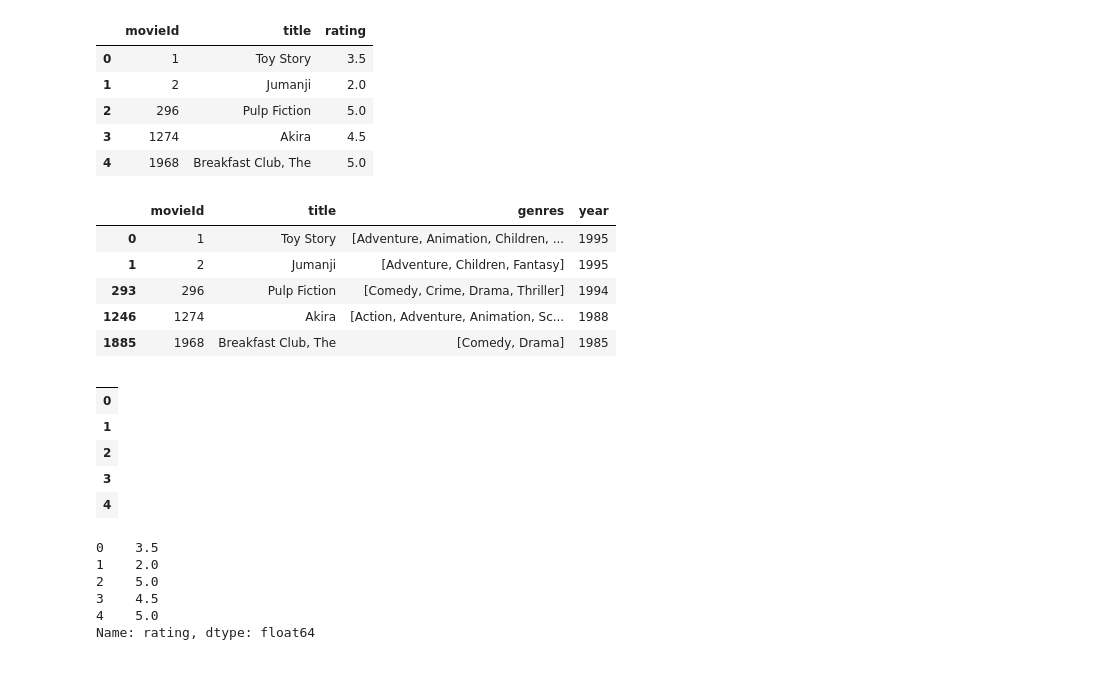
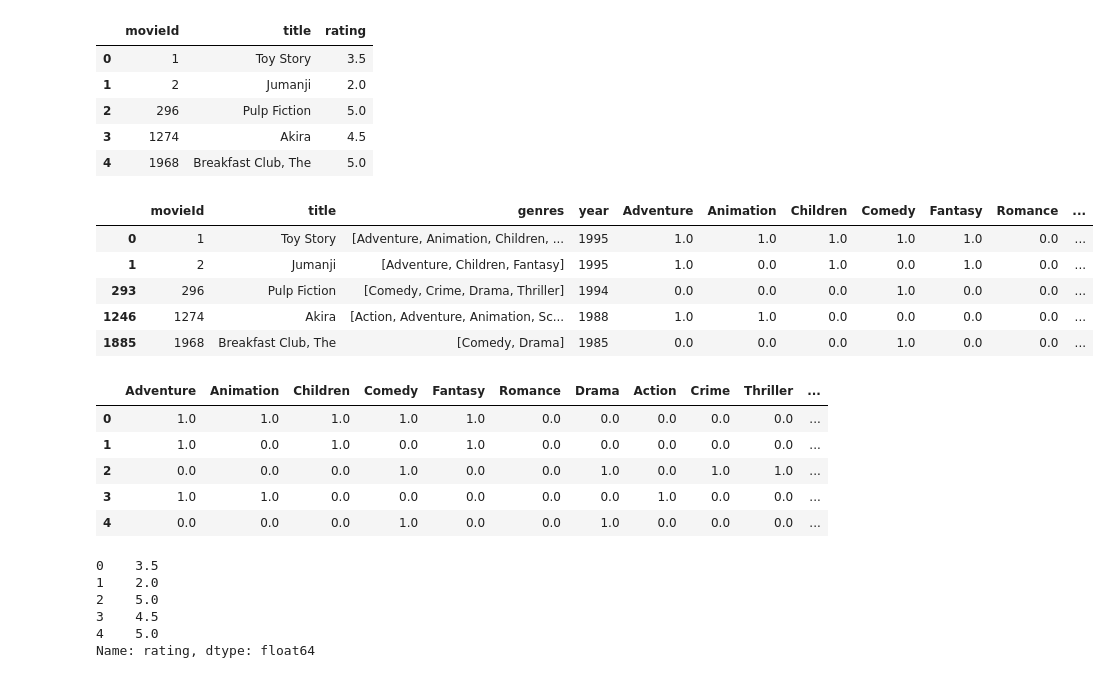
Before and after one commit to balajis1648/DataSc, a Jupyter notebook: Contentbased.ipynb, the cells around one changed output. Drawn from its saved outputs; the diff is of its cells as text; code cells hidden in the pictures.

```diff
--- a/Contentbased.ipynb
+++ b/Contentbased.ipynb
@@ -74,3 +74,14 @@ movies_df.head()
 | 2 | 3 | Grumpier Old Men | [Comedy, Romance] | 1995 |
 | 3 | 4 | Waiting to Exhale | [Comedy, Drama, Romance] | 1995 |
 | 4 | 5 | Father of the Bride Part II | [Comedy] | 1995 |
+# %%
+#Copying the movie dataframe into a new one since we won't need to use the genre information in our first case.
+moviesWithGenres_df = movies_df.copy()
+
+#For every row in the dataframe, iterate through the list of genres and place a 1 into the corresponding column
+for index, row in movies_df.iterrows():
+    for genre in row['genres']:
+        moviesWithGenres_df.at[index, genre] = 1
+#Filling in the NaN values with 0 to show that a movie doesn't have that column's genre
+moviesWithGenres_df = moviesWithGenres_df.fillna(0)
+moviesWithGenres_df.head()
@@ -131,15 +149,15 @@ inputMovies
 | 4 | 1968 | Breakfast Club, The | 5.0 |
 # %%
 #Filtering out the movies from the input
-userMovies = movies_df[movies_df['movieId'].isin(inputMovies['movieId'].tolist())]
+userMovies = moviesWithGenres_df[moviesWithGenres_df['movieId'].isin(inputMovies['movieId'].tolist())]
 userMovies
 # %% [output]
-|  | movieId | title | genres | year |
-| 0 | 1 | Toy Story | [Adventure, Animation, Children, ... | 1995 |
-| 1 | 2 | Jumanji | [Adventure, Children, Fantasy] | 1995 |
-| 293 | 296 | Pulp Fiction | [Comedy, Crime, Drama, Thriller] | 1994 |
-| 1246 | 1274 | Akira | [Action, Adventure, Animation, Sc... | 1988 |
-| 1885 | 1968 | Breakfast Club, The | [Comedy, Drama] | 1985 |
+|  | movieId | title | genres | year | Adventure | Animation | Children | Comedy | Fantasy | Romance | ... |
+| 0 | 1 | Toy Story | [Adventure, Animation, Children, ... | 1995 | 1.0 | 1.0 | 1.0 | 1.0 | 1.0 | 0.0 | ... |
+| 1 | 2 | Jumanji | [Adventure, Children, Fantasy] | 1995 | 1.0 | 0.0 | 1.0 | 0.0 | 1.0 | 0.0 | ... |
+| 293 | 296 | Pulp Fiction | [Comedy, Crime, Drama, Thriller] | 1994 | 0.0 | 0.0 | 0.0 | 1.0 | 0.0 | 0.0 | ... |
+| 1246 | 1274 | Akira | [Action, Adventure, Animation, Sc... | 1988 | 1.0 | 1.0 | 0.0 | 0.0 | 0.0 | 0.0 | ... |
+| 1885 | 1968 | Breakfast Club, The | [Comedy, Drama] | 1985 | 0.0 | 0.0 | 0.0 | 1.0 | 0.0 | 0.0 | ... |
 # %%
 #Resetting the index to avoid future issues
 userMovies = userMovies.reset_index(drop=True)
@@ -147,12 +165,12 @@ userMovies = userMovies.reset_index(drop=True)
 userGenreTable = userMovies.drop('movieId', 1).drop('title', 1).drop('genres', 1).drop('year', 1)
 userGenreTable
 # %% [output]
-|  |
-| 0 |
-| 1 |
-| 2 |
-| 3 |
-| 4 |
+|  | Adventure | Animation | Children | Comedy | Fantasy | Romance | Drama | Action | Crime | Thriller | ... |
+| 0 | 1.0 | 1.0 | 1.0 | 1.0 | 1.0 | 0.0 | 0.0 | 0.0 | 0.0 | 0.0 | ... |
+| 1 | 1.0 | 0.0 | 1.0 | 0.0 | 1.0 | 0.0 | 0.0 | 0.0 | 0.0 | 0.0 | ... |
+| 2 | 0.0 | 0.0 | 0.0 | 1.0 | 0.0 | 0.0 | 1.0 | 0.0 | 1.0 | 1.0 | ... |
+| 3 | 1.0 | 1.0 | 0.0 | 0.0 | 0.0 | 0.0 | 0.0 | 1.0 | 0.0 | 0.0 | ... |
+| 4 | 0.0 | 0.0 | 0.0 | 1.0 | 0.0 | 0.0 | 1.0 | 0.0 | 0.0 | 0.0 | ... |
 # %%
 inputMovies['rating']
 # %% [output]
```
Also changed, not shown: parts of 6 cells of this notebook.
